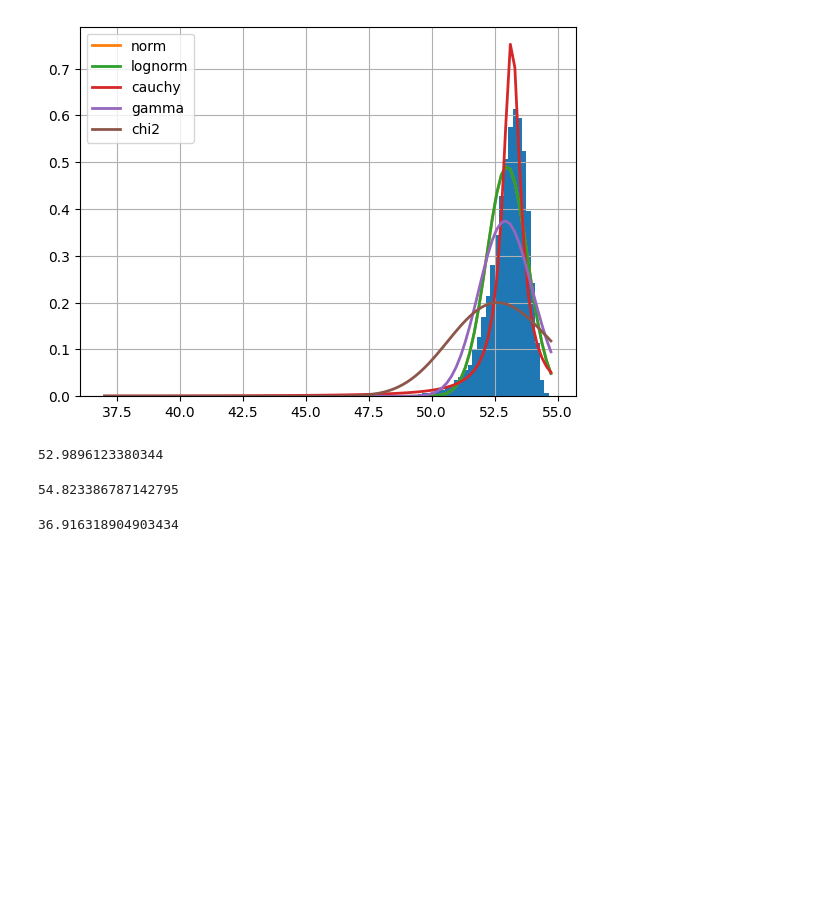
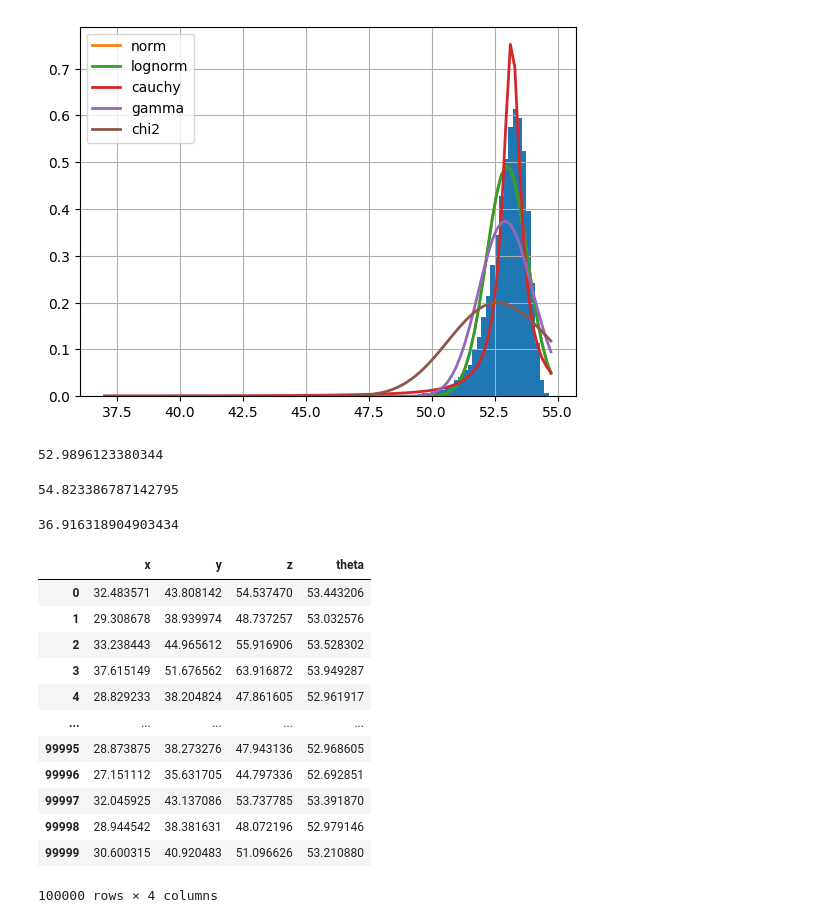
Before and after one commit to utkarshg1/stackup-python, a Jupyter notebook: My_custom_package.ipynb, the cells around one changed output. Drawn from its saved outputs; the diff is of its cells as text; code cells hidden in the pictures; blank space fills up the shorter version.

```diff
--- a/My_custom_package.ipynb
+++ b/My_custom_package.ipynb
@@ -153,3 +153,20 @@ z2.max()
 z2.min()
 # %% [output]
 36.916318904903434
+# %%
+df = stackup.get_data_frame(x=x, y=y, z=z, theta=z2)
+df
+# %% [output]
+|  | x | y | z | theta |
+| 0 | 32.483571 | 43.808142 | 54.537470 | 53.443206 |
+| 1 | 29.308678 | 38.939974 | 48.737257 | 53.032576 |
+| 2 | 33.238443 | 44.965612 | 55.916906 | 53.528302 |
+| 3 | 37.615149 | 51.676562 | 63.916872 | 53.949287 |
+| 4 | 28.829233 | 38.204824 | 47.861605 | 52.961917 |
+| ... | ... | ... | ... | ... |
+| 99995 | 28.873875 | 38.273276 | 47.943136 | 52.968605 |
+| 99996 | 27.151112 | 35.631705 | 44.797336 | 52.692851 |
+| 99997 | 32.045925 | 43.137086 | 53.737785 | 53.391870 |
+| 99998 | 28.944542 | 38.381631 | 48.072196 | 52.979146 |
+| 99999 | 30.600315 | 40.920483 | 51.096626 | 53.210880 |
+100000 rows × 4 columns
```
Also changed, not shown: parts of 5 cells of this notebook, 7 other files.
